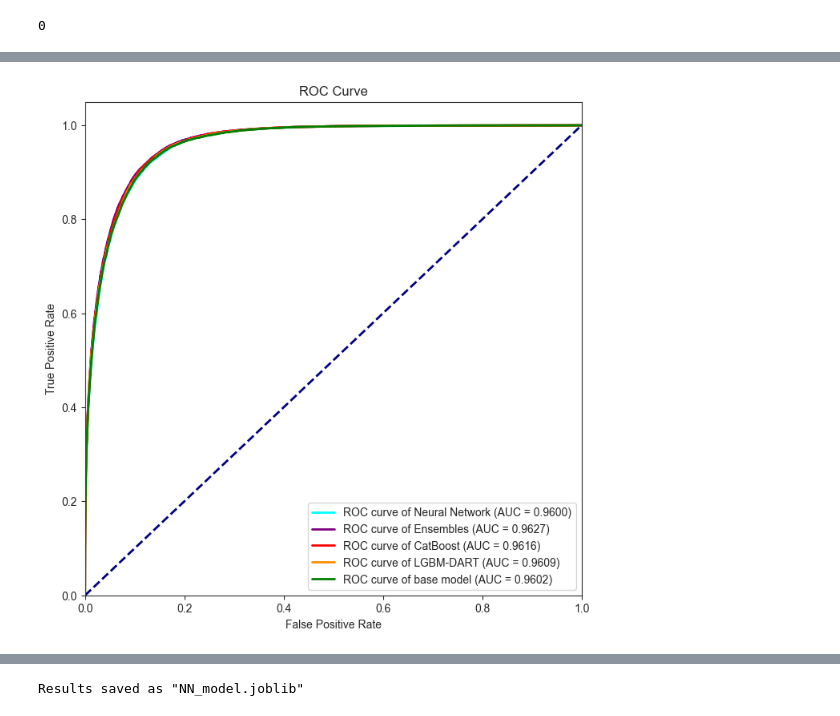
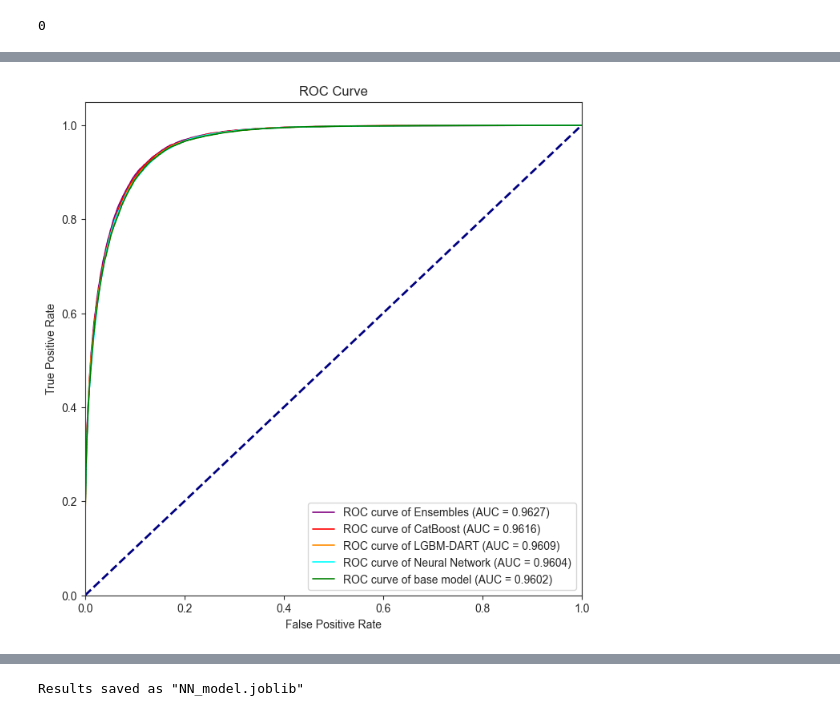
Before and after one commit to Dr-Spicy/AMEX_Default, a Jupyter notebook: Notebook only on Train.ipynb, the cells around one changed output, grey strips where cells are left out. Drawn from its saved outputs; the diff is of its cells as text; code cells hidden in the pictures.

```diff
--- a/Notebook only on Train.ipynb
+++ b/Notebook only on Train.ipynb
@@ -1515,8 +1543,8 @@ label = 'target'
 
 if RUN_ON == 'PC':
 
-    # resample 60% of the train_data
-    train_data = train_data.sample(frac=0.6, random_state=42)
+    # # resample 60% of the train_data
+    # train_data = train_data.sample(frac=0.75, random_state=42)
 
     # Create a TabularPredictor object
     predictor = TabularPredictor(label=label
@@ -1525,11 +1553,13 @@ if RUN_ON == 'PC':
                                     , path='models/NN'
                                     ).fit(
                     train_data
-                    ,time_limit=60*3
-                    , presets='medium_quality' # auto_stack is True, we can trust the algo will do the stacking for us automatically
+                    ,time_limit=60*60
+                    , presets='high_quality' # auto_stack is True, we can trust the algo will do the stacking for us automatically
                     , verbosity=2
                     , included_model_types=['NN_TORCH'] # only use these models
                     , dynamic_stacking= False
+                    , num_stack_levels = 1 # don't wanna have too many stacking levels
+                    , num_bag_folds = 5 # default is 8, too much for my PC
                     )
 
     # save the predictor
@@ -1544,11 +1574,13 @@ elif RUN_ON == 'Colab':
                                     , path='/content/drive/MyDrive/Colab/AmexFraud/NN'
                                     ).fit(
                     train_data
-                    ,time_limit=60*60
+                    ,time_limit=60*30
                     , presets='best_quality' # auto_stack is True, we can trust the algo will do the stacking for us automatically
                     , verbosity=2
                     , included_model_types=['NN_TORCH'] # only use these models
-                    , dynamic_stacking= False
+                    , dynamic_stacking= 'auto'
+                    , num_stack_levels = 1 # don't wanna have too many stacking levels
+                    , num_bag_folds = 5
                     )
 
     # save the predictor
@@ -1653,20 +1696,21 @@ The Neural Network roc_auc score on the test set is: 0.9600
-# %%
-# plot the ROC curve
-fpr_NN, tpr_NN, _ = roc_curve(y_test, y_pred)
-
-plt.figure(figsize=(8, 8))
-plt.plot(fpr_NN, tpr_NN, color='cyan', lw=2, label=f'ROC curve of Neural Network (AUC = {roc_auc_NN:.4f})')
-plt.plot(fpr_ensemble, tpr_ensemble, color='purple', lw=2, label=f'ROC curve of Ensembles (AUC = {roc_auc_ensemble:.4f})')
-plt.plot(fpr_catboost, tpr_catboost, color='red', lw=2, label=f'ROC curve of CatBoost (AUC = {roc_auc_catboost:.4f})')
-plt.plot(fpr_lgbm, tpr_lgbm, color='darkorange', lw=2, label=f'ROC curve of LGBM-DART (AUC = {roc_auc_lgbm:.4f})')
-plt.plot(fpr_base, tpr_base, color= 'green', lw=2, label=f'ROC curve of base model (AUC = {roc_auc_base:.4f})')
-plt.plot([0, 1], [0, 1], color='navy', lw=2, linestyle='--')
-plt.xlim([0.0, 1.0])
-plt.ylim([0.0, 1.05])
-plt.xlabel('False Positive Rate')
-plt.ylabel('True Positive Rate')
-plt.title('ROC Curve')
-plt.legend(loc="lower right")
-plt.show()
-# %% [output]
-[figure, removed]
+# %%
+# plot the ROC curve
+fpr_NN, tpr_NN, _ = roc_curve(y_test, y_pred)
+
+plt.figure(figsize=(8, 8))
+
+plt.plot(fpr_ensemble, tpr_ensemble, color='purple', lw=1.2, label=f'ROC curve of Ensembles (AUC = {roc_auc_ensemble:.4f})')
+plt.plot(fpr_catboost, tpr_catboost, color='red', lw=1.2, label=f'ROC curve of CatBoost (AUC = {roc_auc_catboost:.4f})')
+plt.plot(fpr_lgbm, tpr_lgbm, color='darkorange', lw=1.2, label=f'ROC curve of LGBM-DART (AUC = {roc_auc_lgbm:.4f})')
+plt.plot(fpr_NN, tpr_NN, color='cyan', lw=1.2, label=f'ROC curve of Neural Network (AUC = {roc_auc_NN:.4f})')
+plt.plot(fpr_base, tpr_base, color= 'green', lw=1.2, label=f'ROC curve of base model (AUC = {roc_auc_base:.4f})')
+plt.plot([0, 1], [0, 1], color='navy', lw=2, linestyle='--')
+plt.xlim([0.0, 1.0])
+plt.ylim([0.0, 1.05])
+plt.xlabel('False Positive Rate')
+plt.ylabel('True Positive Rate')
+plt.title('ROC Curve')
+plt.legend(loc="lower right")
+plt.show()
+# %% [output]
+[figure, added]
```
Also changed, not shown: parts of 16 cells of this notebook, 3 other files.
